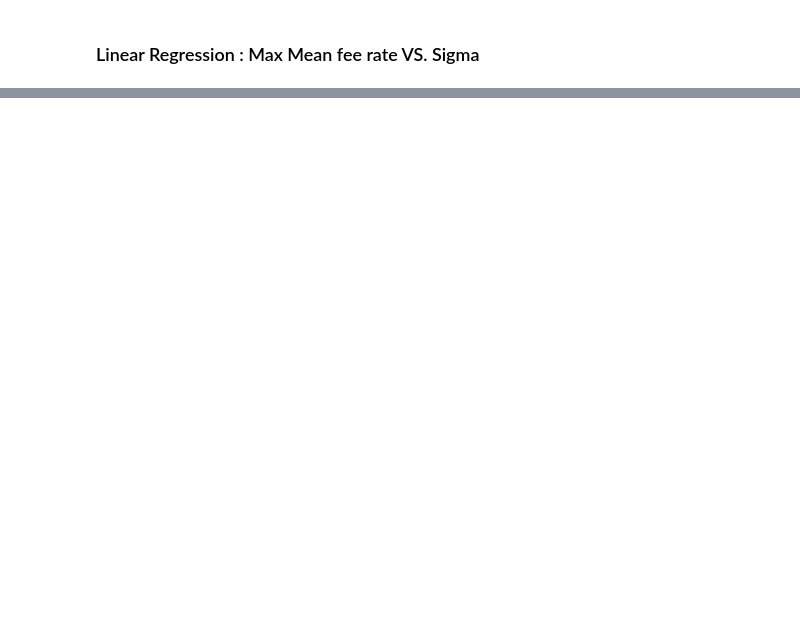
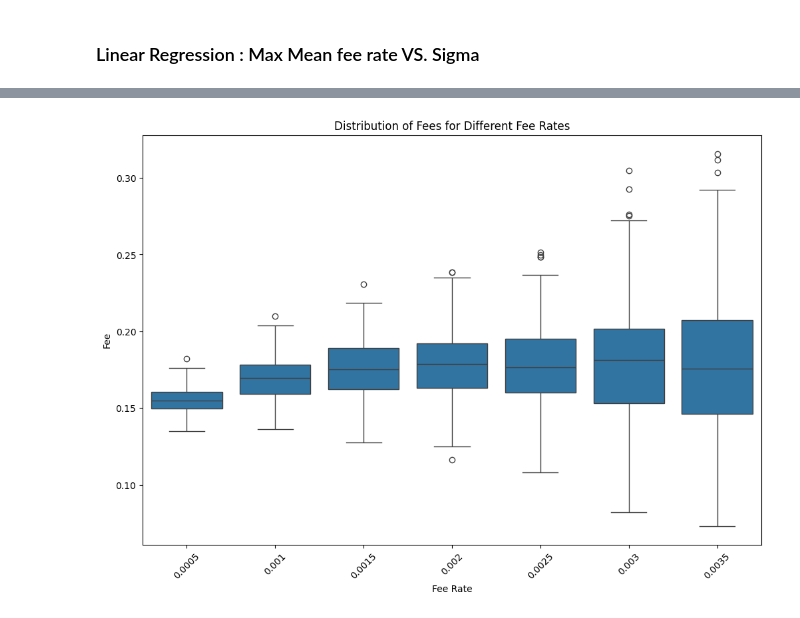
Before and after one commit to WillInvest/Dynamic_AMM, a Jupyter notebook: exp/dummy_display.ipynb, the cells around one changed output, grey strips where cells are left out. Saved outputs shown, nothing was run; the diff lists cells and outputs as text; code cells hidden in the pictures; blank space fills up the shorter version.

```diff
--- a/exp/dummy_display.ipynb
+++ b/exp/dummy_display.ipynb
@@ -531,0 +1147,11 @@ plt.show()
+# %%
+# plot boxplot of fee for different fee rates
+plt.figure(figsize=(12, 8))
+sns.boxplot(x='fee_rate', y='fee', data=df)
+plt.xticks(rotation=45)
+plt.xlabel('Fee Rate')
+plt.ylabel('Fee')
+plt.title('Distribution of Fees for Different Fee Rates')
+plt.show()
+# %% [output]
+[figure, added]
```
Also changed, not shown: parts of 33 cells of this notebook, 7 other files.
